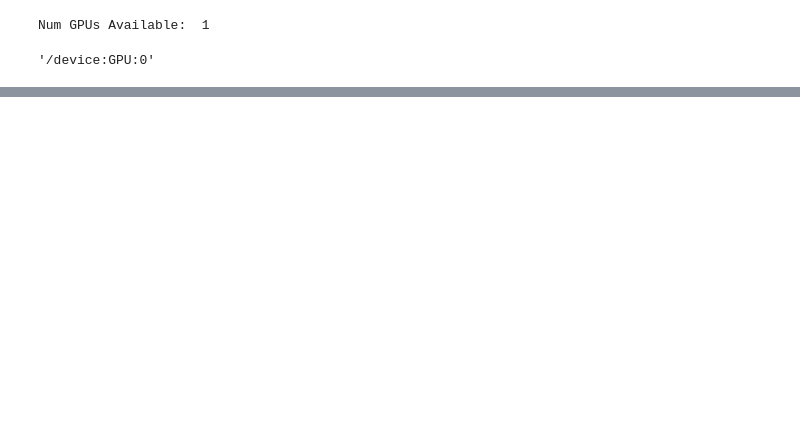
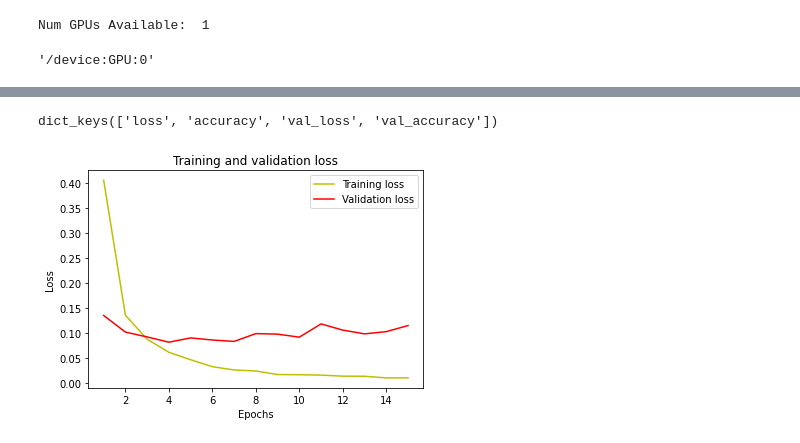
Before and after one commit to ngzhankang/Deep-Learning, a Jupyter notebook: Assignment_1.ipynb, the cells around one changed output, grey strips where cells are left out. Saved outputs shown, nothing was run; the diff lists cells and outputs as text; code cells hidden in the pictures; blank space fills up the shorter version.

Commit message:
Completion of baseline model

```diff
--- a/Assignment_1.ipynb
+++ b/Assignment_1.ipynb
@@ -219,0 +328,5 @@ print(np.asarray((unique, counts)).T)
+# %%
+# use to_categorical to convert the training and testing dataset labels
+y_train = tf.keras.utils.to_categorical(y_train)
+y_test = tf.keras.utils.to_categorical(y_test)
+num_classes = y_test.shape[1]
@@ -219,0 +354,19 @@ print(np.asarray((unique, counts)).T)
+# %%
+# create model and give it a name
+model = Sequential(name="baseline_model_sequential")
+
+# add 1st fully connected layer (hidden layer)
+model.add(Dense(num_pixels, input_dim=num_pixels, kernel_initializer='normal', activation='relu'))
+
+# add 2nd fully connected layer (hidden layer)
+model.add(Dense(256,  kernel_initializer='normal', activation=tf.nn.relu))
+
+# add 3rd fully connected layer (hidden layer)
+model.add(Dense(128,  kernel_initializer='normal', activation=tf.nn.relu))
+model.add(Dropout(0.5)) # add a dropout layer to drop out some neurons during training to prevent overfitting
+
+# add output layer
+model.add(Dense(num_classes, kernel_initializer='normal', activation=tf.nn.softmax))
+
+# model summary
+model.summary()
@@ -219,0 +392,9 @@ print(np.asarray((unique, counts)).T)
+# %%
+# time to optimise the empty baseline model(an empty shell basically) and fit it with our training dataset
+# passing params into the newly created model and compile it
+model.compile(optimizer='adam',
+             loss='categorical_crossentropy',
+             metrics=['accuracy'])
+
+# train the model
+history = model.fit(x_train, y_train, validation_data=(x_test, y_test), validation_split=0.2, epochs=15, batch_size=200, verbose=1)
@@ -219,0 +419,19 @@ print(np.asarray((unique, counts)).T)
+# %%
+#print the available history keys for use
+print(history.history.keys())
+# %% [output]
+dict_keys(['loss', 'accuracy', 'val_loss', 'val_accuracy'])
+# %%
+# plot a accuracy and validation loss graph to see the training and validation loss at each epoch
+loss = history.history['loss']
+val_loss = history.history['val_loss']
+epochs = range(1, len(loss) + 1)
+plt.plot(epochs, loss, 'y', label='Training loss')
+plt.plot(epochs, val_loss, 'r', label='Validation loss')
+plt.title('Training and validation loss')
+plt.xlabel('Epochs')
+plt.ylabel('Loss')
+plt.legend()
+plt.show()
+# %% [output]
+[figure, added]
```
Also changed, not shown: parts of 61 cells of this notebook.
